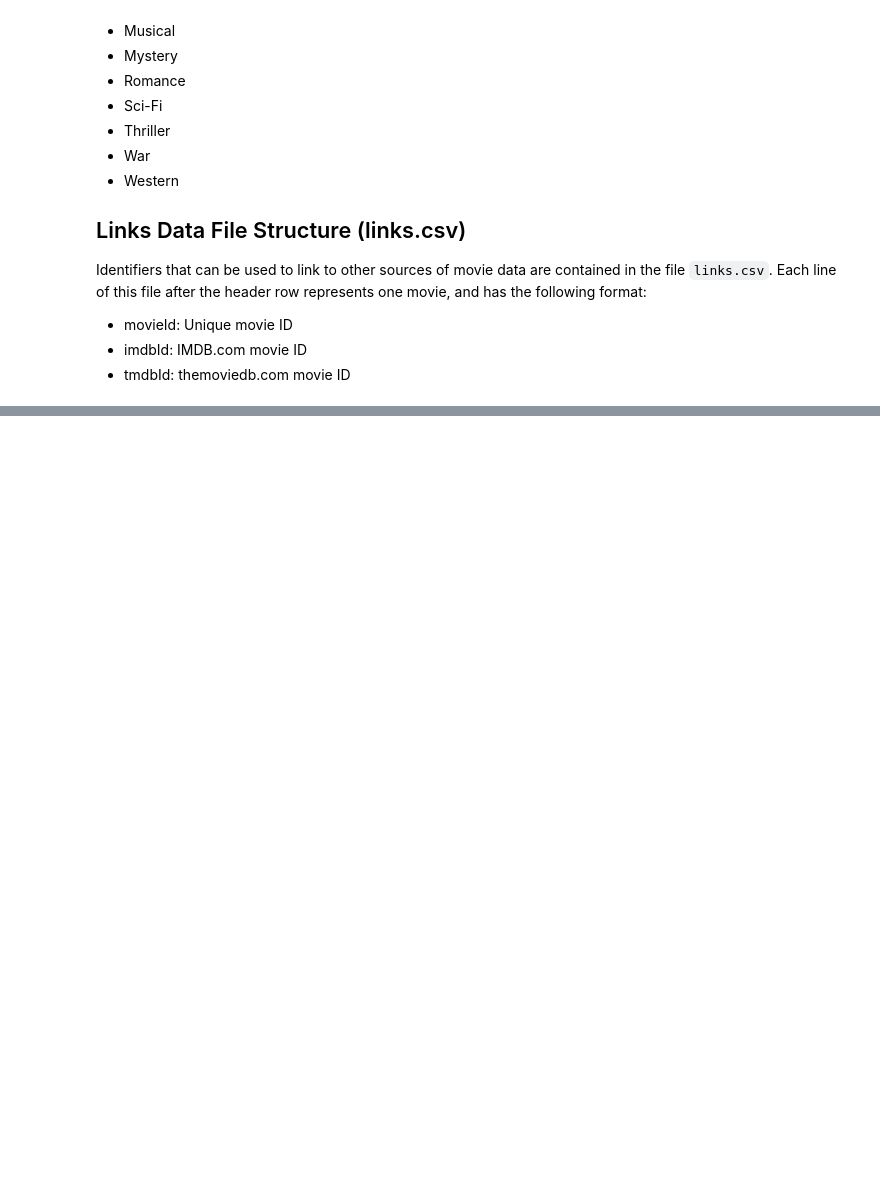
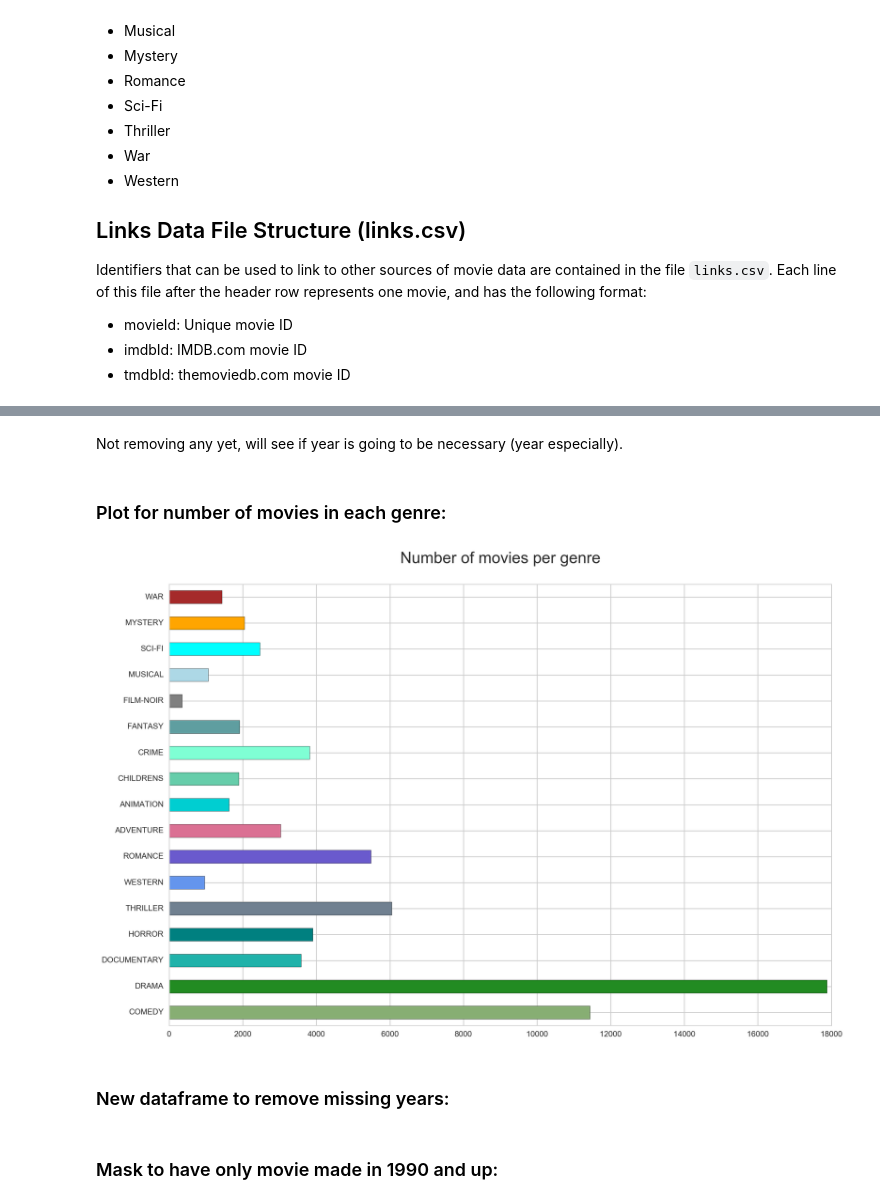
Before and after one commit to katerinaC/DSI-SF-4-katerinaC, a Jupyter notebook: Projects/Capstone/Movies/Technical_Report_Movies_Katerina.ipynb, the cells around one changed output, grey strips where cells are left out. Drawn from its saved outputs; the diff is of its cells as text; code cells hidden in the pictures; blank space fills up the shorter version.

```diff
--- a/Projects/Capstone/Movies/Technical_Report_Movies_Katerina.ipynb
+++ b/Projects/Capstone/Movies/Technical_Report_Movies_Katerina.ipynb
@@ -83,0 +104,2 @@ Identifiers that can be used to link to other sources of movie data are containe
+# %%
+genres = pd.read_csv('/Users/katerinacapouskova/Desktop/DSI-SF-4-katerinaC/Projects/Capstone/Movies/ml-latest/movies.csv')
@@ -83,0 +191,18 @@ Identifiers that can be used to link to other sources of movie data are containe
+# %%
+genres['COMEDY'] = genres['genres'].map(lambda x: 1 if 'Comedy' in x else 0)
+genres['DRAMA'] = genres['genres'].map(lambda x: 1 if 'Drama' in x else 0)
+genres['DOCUMENTARY'] = genres['genres'].map(lambda x: 1 if 'Documentary' in x else 0)
+genres['HORROR'] = genres['genres'].map(lambda x: 1 if 'Horror' in x else 0)
+genres['THRILLER'] = genres['genres'].map(lambda x: 1 if 'Thriller' in x else 0)
+genres['WESTERN'] = genres['genres'].map(lambda x: 1 if 'Western' in x else 0)
+genres['ROMANCE'] = genres['genres'].map(lambda x: 1 if 'Romance' in x else 0)
+genres['ADVENTURE'] = genres['genres'].map(lambda x: 1 if 'Adventure' in x else 0)
+genres['ANIMATION'] = genres['genres'].map(lambda x: 1 if 'Animation' in x else 0)
+genres['CHILDRENS'] = genres['genres'].map(lambda x: 1 if 'Children' in x else 0)
+genres['CRIME'] = genres['genres'].map(lambda x: 1 if 'Crime' in x else 0)
+genres['FANTASY'] = genres['genres'].map(lambda x: 1 if 'Fantasy' in x else 0)
+genres['FILM-NOIR'] = genres['genres'].map(lambda x: 1 if 'Film-Noir' in x else 0)
+genres['MUSICAL'] = genres['genres'].map(lambda x: 1 if 'Musical' in x else 0)
+genres['SCI-FI'] = genres['genres'].map(lambda x: 1 if 'Sci-Fi' in x else 0)
+genres['MYSTERY'] = genres['genres'].map(lambda x: 1 if 'Mystery' in x else 0)
+genres['WAR'] = genres['genres'].map(lambda x: 1 if 'War' in x else 0)
@@ -83,0 +237,29 @@ Identifiers that can be used to link to other sources of movie data are containe
+# %% [markdown]
+Not removing any yet, will see if year is going to be necessary (year especially).
+# %% [markdown]
+### Plot for number of movies in each genre:
+# %%
+fig = plt.figure(figsize=(15,10))
+ax = fig.gca()
+
+# Plot the bars for each genre:
+genres[['COMEDY', 'DRAMA', 'DOCUMENTARY', 'HORROR', 'THRILLER', 'WESTERN', 'ROMANCE', 'ADVENTURE', 'ANIMATION',
+        'CHILDRENS', 'CRIME', 'FANTASY', 'FILM-NOIR',
+        'MUSICAL', 'SCI-FI', 'MYSTERY', 'WAR']].sum().plot(kind='barh',color=('sage', 'forestgreen',
+                                                                              'lightseagreen','teal', 'slategrey',
+                                                                              'cornflowerblue', 'slateblue',
+                                                                              'palevioletred', 'darkturquoise',
+                                                                             'mediumaquamarine', 'aquamarine',
+                                                                             'cadetblue', 'grey', 'lightblue', 'aqua',
+                                                                             'orange', 'brown'))
+# put the title on
+ax.set_title('Number of movies per genre\n', fontsize=20)
+
+# change the x-ticks to be the states instead of the row indices
+# this wasn't required, but is nice
+
+plt.show()
+# %% [output]
+[figure, added]
+# %% [markdown]
+### New dataframe to remove missing years:
@@ -83,0 +269,2 @@ Identifiers that can be used to link to other sources of movie data are containe
+# %% [markdown]
+### Mask to have only movie made in 1990 and up:
```
Also changed, not shown: parts of 101 cells of this notebook.
